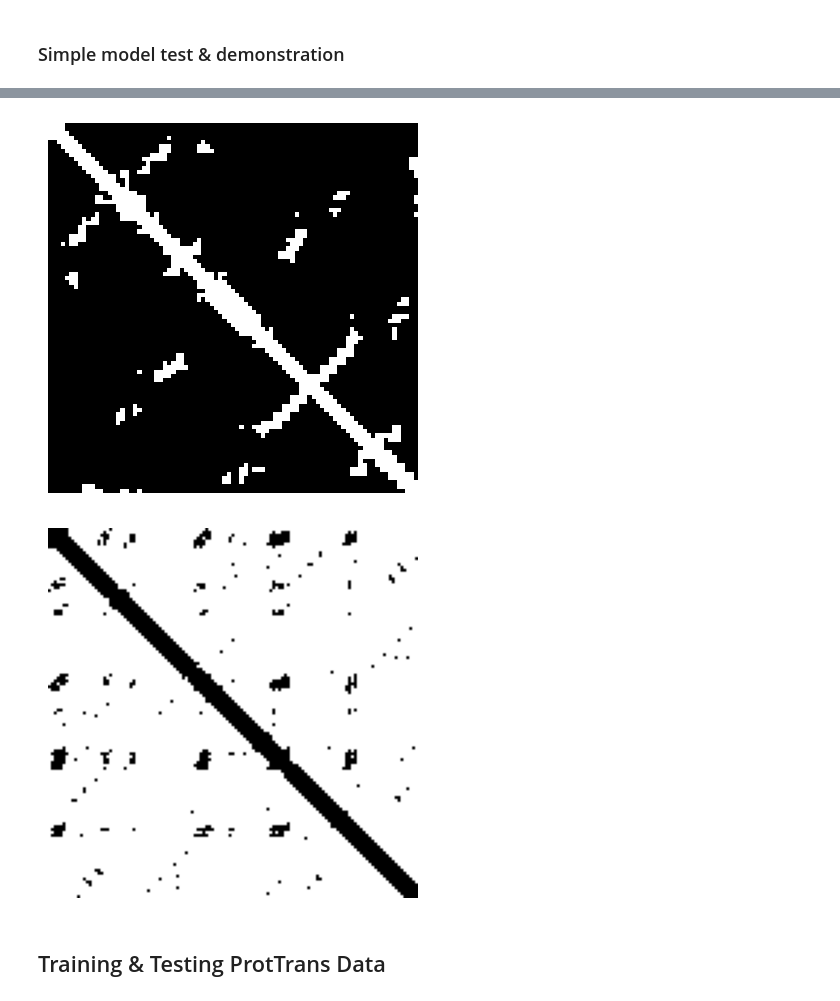
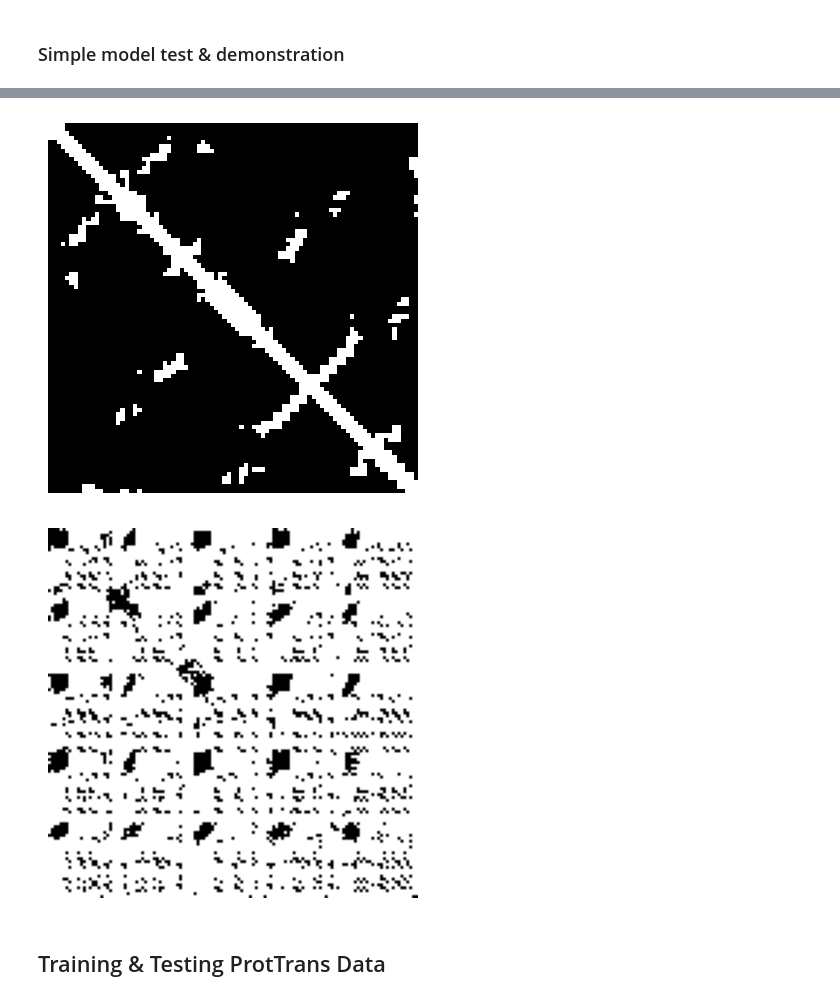
Before and after one commit to therakisback/ProteinFolding, a Jupyter notebook: ImplementationTesting.ipynb, the cells around one changed output, grey strips where cells are left out. Saved outputs shown, nothing was run; the diff lists cells and outputs as text; code cells hidden in the pictures.

```diff
--- a/ImplementationTesting.ipynb
+++ b/ImplementationTesting.ipynb
@@ -285,8 +285,7 @@ class vhseDataset(Dataset):
                     ], axis=-1)
         tensor = torch.tensor(tensor)
         tensor = tensor.permute(2, 0, 1)
-        # We normalize, as expected for all machine learning
-        tensor = torch.nn.functional.normalize(tensor)
+
 
         # Import length
         line = linecache.getline(self.file, f_i + 2)
@@ -297,7 +296,6 @@ class vhseDataset(Dataset):
         line = linecache.getline(self.file, f_i + 1)
         map = line.replace("\n", "")
         map = np.array(ast.literal_eval(map))
-        #map = np.pad(map, [(0, MAXLENGTH-length), (0, MAXLENGTH-length)])
         map = np.float32(map)
         map = torch.tensor(map).unsqueeze(0)
 
@@ -665,8 +628,6 @@ class CNN(nn.Module):
         x = self.prime(x)
         x = self.hidden(x)
         x = self.final(x)
-        # Ensure it is mirrored
-        x = (x + x.transpose(-1, -2)) / 2
 
         return x
 # %%
@@ -682,6 +643,8 @@ def one_epoch(model, optimizer, train_loader):
         inputs, targets, length = data
 
         inputs = inputs.to(device)
+        inputs = torch.nn.functional.normalize(inputs)
+
         targets = targets.to(device)
 
         outputs = model(inputs)
@@ -754,8 +716,8 @@ def train_CNN(model, epochs, train_loader, test_loader, checkpoint_dir = "checkp
 # %%
 batch = 1
 epochs = 1
-train_loader = DataLoader(dataset = train_data, batch_size = batch, shuffle = True, num_workers=4)
-test_loader = DataLoader(dataset = test_data, batch_size = batch, shuffle = True, num_workers=4)
+train_loader = DataLoader(dataset = train_data, batch_size = batch, shuffle = True)
+test_loader = DataLoader(dataset = test_data, batch_size = batch, shuffle = True)
 vhse_model = CNN(32, 32)
 vhse_model = vhse_model.to(device)
 
@@ -791,9 +753,10 @@ label = label.squeeze()
 length = length.squeeze()
 
 print(label)
-printMap(label, length)
+print(out_vhse)
+printMap(map, length)
 
-print(out_vhse)
+out_vhse = applyThreshold(out_vhse, 0.3, length)
 printMap(out_vhse, length)
 # %% [output]
 torch.Size([1, 1, 127, 127])
@@ -815,9 +775,9 @@ Reading in from dataset files
 Finished reading from files.
 Name: 2KL1A     Length: 87
 Residue Chain: ['M', 'N', 'E', 'A', 'K', 'G', 'V', 'Y', 'V', 'M', 'S', 'V', 'L', 'P', 'N', 'M', 'P', 'A', 'A', 'G', 'R', 'L', 'E', 'A', 'G', 'D', 'R', 'I', 'A', 'A', 'I', 'D', 'G', 'Q', 'P', 'I', 'N', ...
 Coordinates: [[-16.4, -16.1, -1.3], [-15.5, -16.9, 2.3], [-15.5, -13.7, 4.2], [-12.0, -12.4, 3.5], [-11.9, -9.4, 5.9], [-8.6, -7.7, 5.2], [-8.0, -3.9, 5.3], [-10.2, -0.9, 4.2], [-8.5, 1.8, 2.2], [-8.2 ...
 [figure]
-[figure, old version]
+[figure, new version]
 # %% [markdown]
 
 ## Training & Testing ProtTrans Data
```
Also changed, not shown: parts of 11 cells of this notebook, 2 other files.
